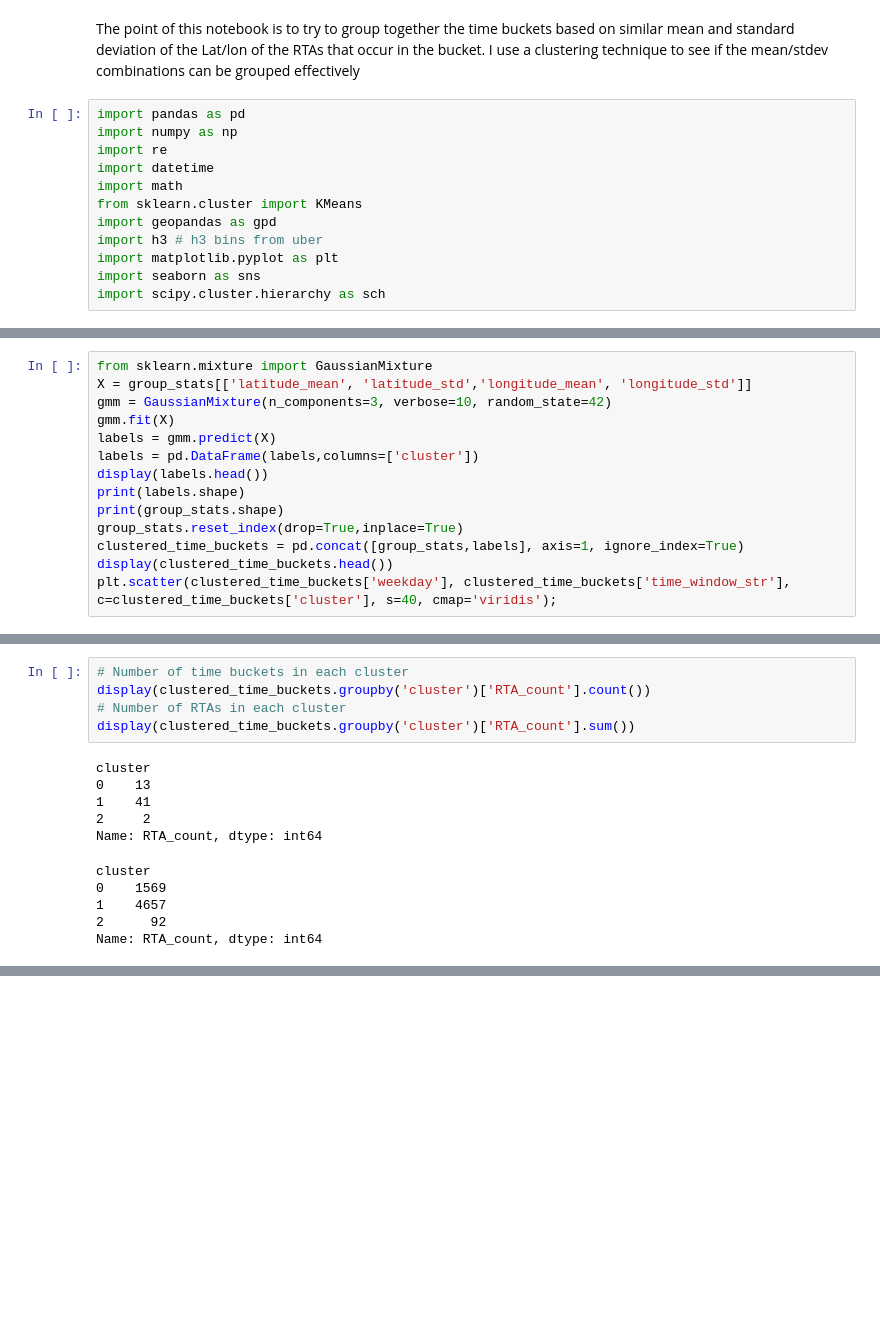
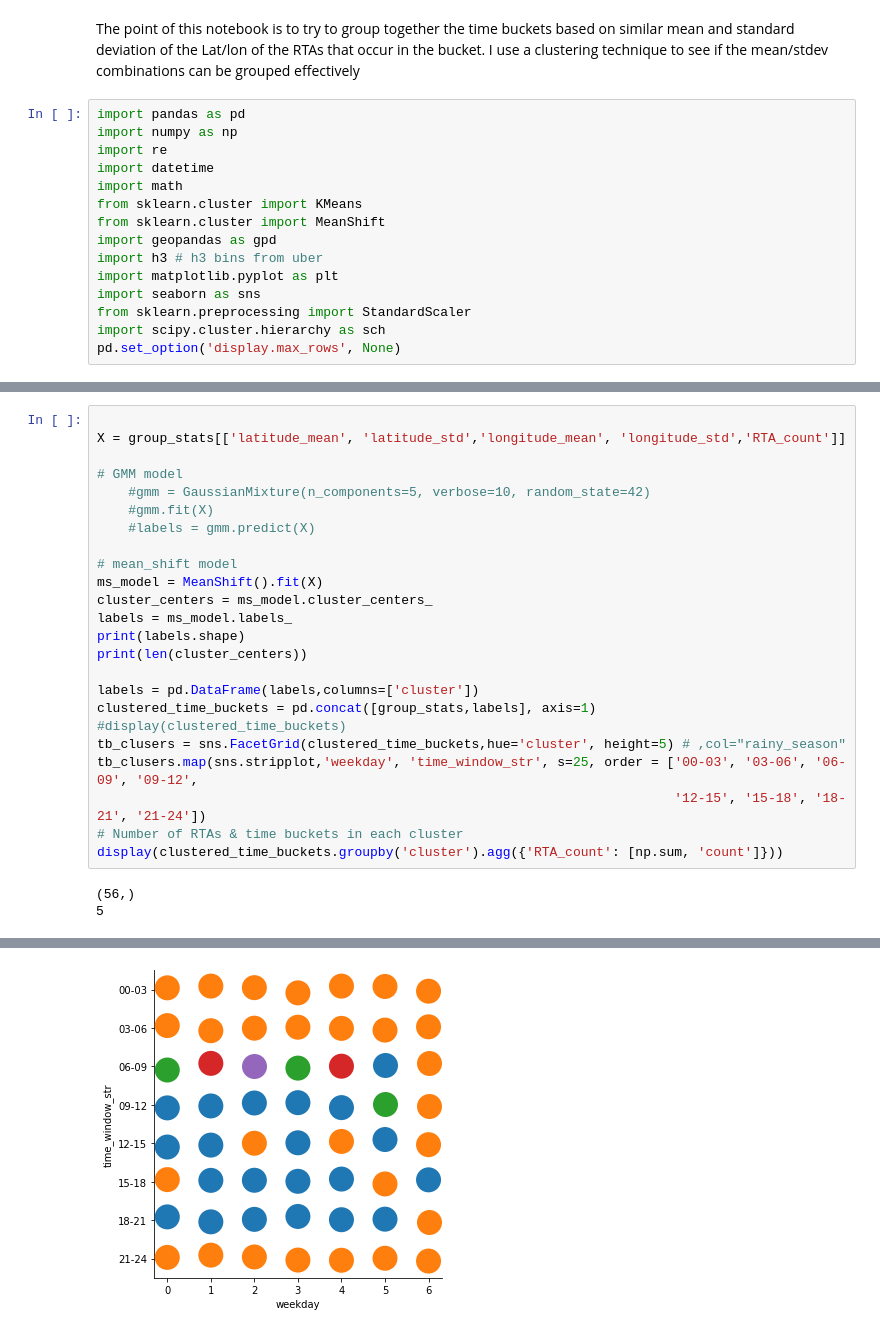
Before and after one commit to AndOleAnd/Capstone_N_A_P, a Jupyter notebook: Notebooks/exploring_distribution.ipynb, the cells around one changed output, grey strips where cells are left out. Saved outputs shown, nothing was run; the diff lists cells and outputs as text; blank space fills up the shorter version.

```diff
--- a/Notebooks/exploring_distribution.ipynb
+++ b/Notebooks/exploring_distribution.ipynb
@@ -8,11 +8,14 @@ import re
 import datetime
 import math
 from sklearn.cluster import KMeans
+from sklearn.cluster import MeanShift
 import geopandas as gpd
 import h3 # h3 bins from uber
 import matplotlib.pyplot as plt
 import seaborn as sns
+from sklearn.preprocessing import StandardScaler
 import scipy.cluster.hierarchy as sch
+pd.set_option('display.max_rows', None)
 # %%
 def create_crash_df(train_file = '../Inputs/Train.csv'):
     crash_df = pd.read_csv(train_file, parse_dates=['datetime'])
@@ -95,15 +79 @@ plt.show()
 the first cluster is very small relative to the second. Perhaps 3 clusters could then be taken as there is quite a lot of difference between the other two big groups.
-# %%
-from sklearn.mixture import GaussianMixture
-X = group_stats[['latitude_mean', 'latitude_std','longitude_mean', 'longitude_std']]
-gmm = GaussianMixture(n_components=3, verbose=10, random_state=42)
-gmm.fit(X)
-labels = gmm.predict(X)
-labels = pd.DataFrame(labels,columns=['cluster'])
-display(labels.head())
-print(labels.shape)
-print(group_stats.shape)
-group_stats.reset_index(drop=True,inplace=True)
-clustered_time_buckets = pd.concat([group_stats,labels], axis=1, ignore_index=True)
-display(clustered_time_buckets.head())
-plt.scatter(clustered_time_buckets['weekday'], clustered_time_buckets['time_window_str'], c=clustered_time_buckets['cluster'], s=40, cmap='viridis');
@@ -129,16 +80,27 @@ KeyError: 'weekday'
-# %%
-# Number of time buckets in each cluster
-display(clustered_time_buckets.groupby('cluster')['RTA_count'].count())
-# Number of RTAs in each cluster
-display(clustered_time_buckets.groupby('cluster')['RTA_count'].sum())
-# %% [output]
-cluster
-0    13
-1    41
-2     2
-Name: RTA_count, dtype: int64
-cluster
-0    1569
-1    4657
-2      92
-Name: RTA_count, dtype: int64
+# %%
+
+X = group_stats[['latitude_mean', 'latitude_std','longitude_mean', 'longitude_std','RTA_count']]
+
+# GMM model
+    #gmm = GaussianMixture(n_components=5, verbose=10, random_state=42)
+    #gmm.fit(X)
+    #labels = gmm.predict(X)
+
+# mean_shift model
+ms_model = MeanShift().fit(X)
+cluster_centers = ms_model.cluster_centers_
+labels = ms_model.labels_
+print(labels.shape)
+print(len(cluster_centers))
+
+labels = pd.DataFrame(labels,columns=['cluster'])
+clustered_time_buckets = pd.concat([group_stats,labels], axis=1)
+#display(clustered_time_buckets)
+tb_clusers = sns.FacetGrid(clustered_time_buckets,hue='cluster', height=5) # ,col="rainy_season"
+tb_clusers.map(sns.stripplot,'weekday', 'time_window_str', s=25, order = ['00-03', '03-06', '06-09', '09-12',
+                                                                          '12-15', '15-18', '18-21', '21-24'])
+# Number of RTAs & time buckets in each cluster
+display(clustered_time_buckets.groupby('cluster').agg({'RTA_count': [np.sum, 'count']}))
+# %% [output]
+(56,)
+5
@@ -144,0 +115 @@ Name: RTA_count, dtype: int64
+[figure, added]
```
Also changed, not shown: parts of 11 cells of this notebook, 1 other file.
